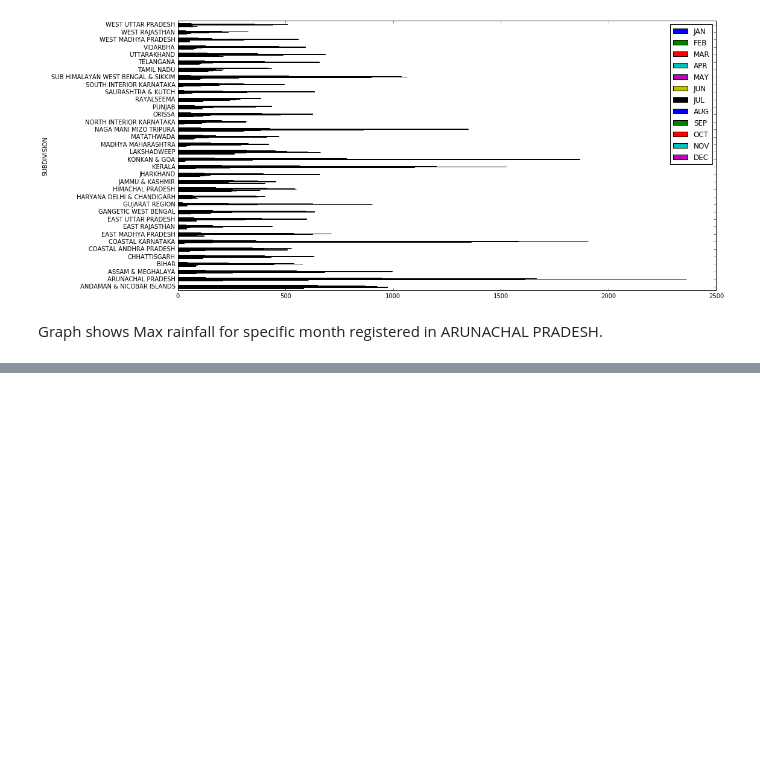
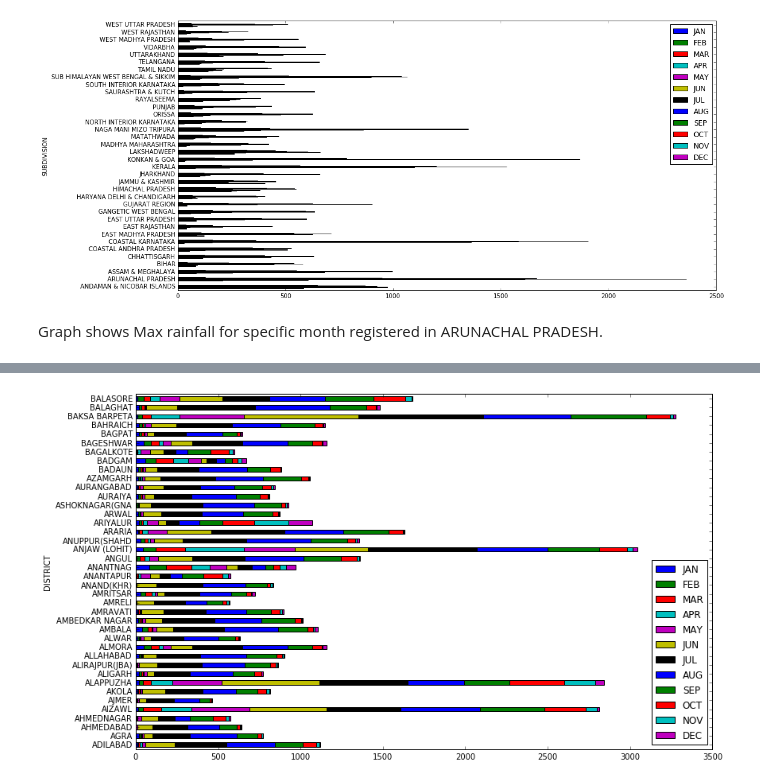
Before and after one commit to sudheerachary/rainfall-prediction, a Jupyter notebook: src/kernel.ipynb, the cells around one changed output, grey strips where cells are left out. Cells and saved outputs as stored; diff of their text form; code cells hidden in the pictures; blank space fills up the shorter version.

Commit message:
add district wise analysis

```diff
--- a/src/kernel.ipynb
+++ b/src/kernel.ipynb
@@ -104,0 +107,3 @@ Graph shows Max rainfall for specific month registered in ARUNACHAL PRADESH.
+# %%
+district = pd.read_csv("../data/district_wise_rainfall_normal.csv",sep=",")
+district.info()
@@ -104,0 +128,5 @@ Graph shows Max rainfall for specific month registered in ARUNACHAL PRADESH.
+# %%
+district[['DISTRICT', 'JAN', 'FEB', 'MAR', 'APR', 'MAY', 'JUN', 'JUL',
+       'AUG', 'SEP', 'OCT', 'NOV', 'DEC']].groupby("DISTRICT").mean()[:40].plot.barh(stacked=True,figsize=(13,8));
+# %% [output]
+[figure, added]
```
Also changed, not shown: parts of 7 cells of this notebook.
